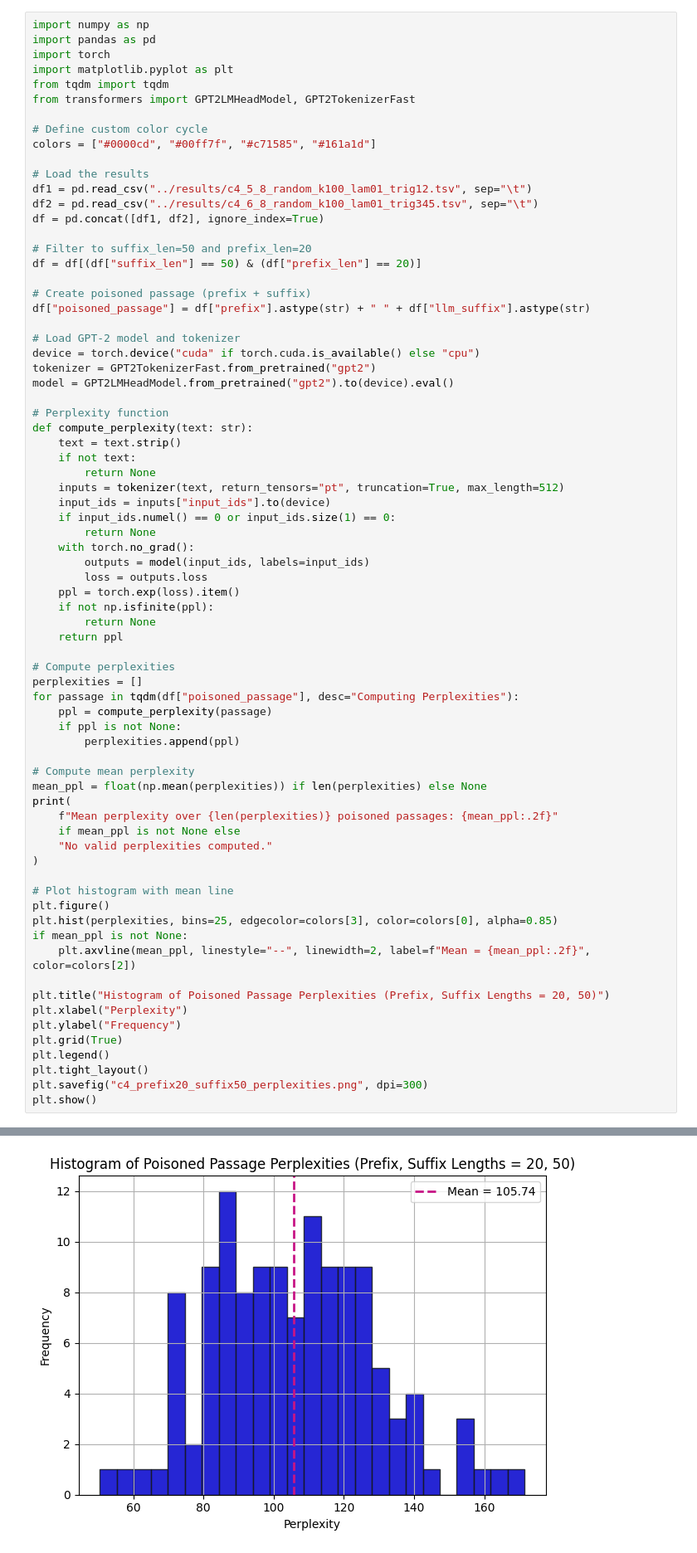
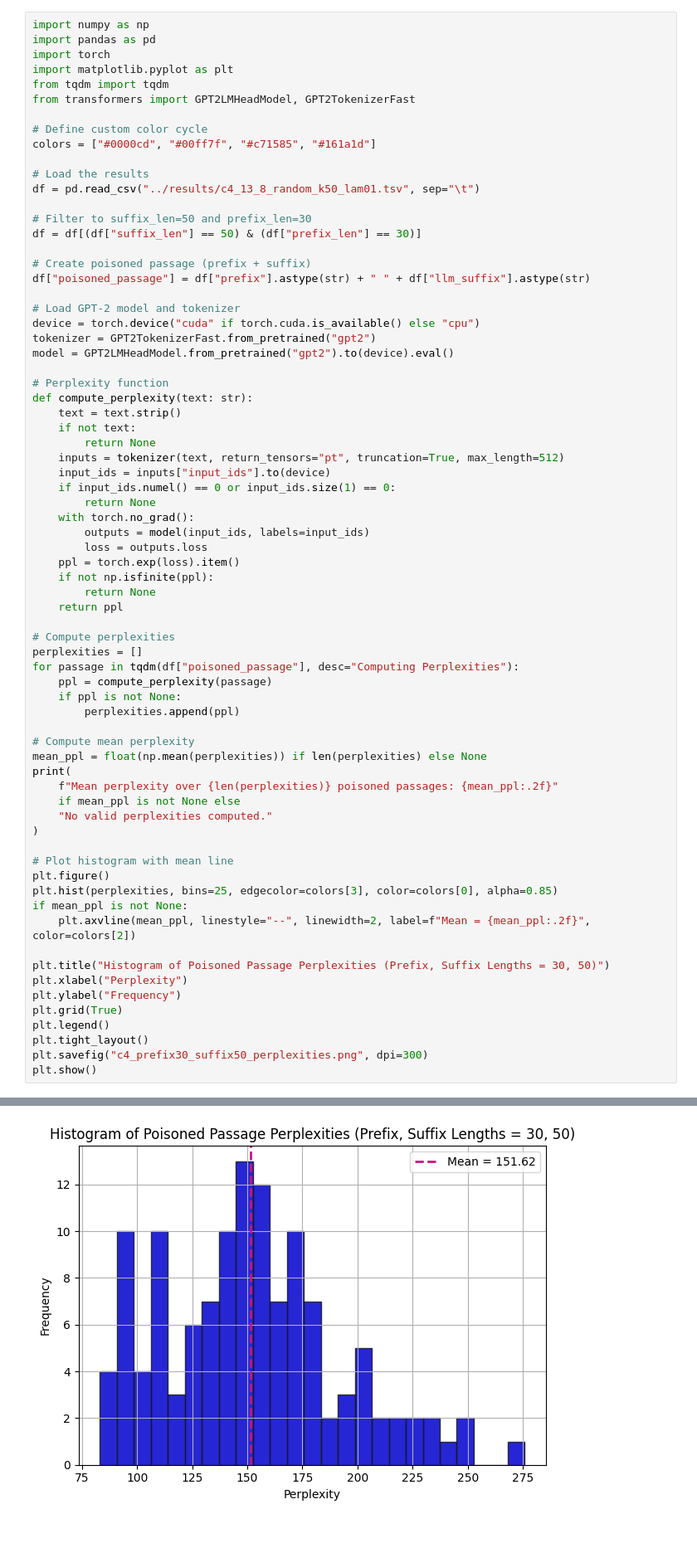
Before and after one commit to loggedin/llm-research, a Jupyter notebook: analysis/c4_analysis.ipynb, the cells around one changed output, grey strips where cells are left out. Shown: that part at 83% size. Saved outputs shown, nothing was run; the diff lists cells and outputs as text.

```diff
--- a/analysis/c4_analysis.ipynb
+++ b/analysis/c4_analysis.ipynb
@@ -212,12 +210,10 @@ from transformers import GPT2LMHeadModel, GPT2TokenizerFast
 colors = ["#0000cd", "#00ff7f", "#c71585", "#161a1d"]
 
 # Load the results
-df1 = pd.read_csv("../results/c4_5_8_random_k100_lam01_trig12.tsv", sep="\t")
-df2 = pd.read_csv("../results/c4_6_8_random_k100_lam01_trig345.tsv", sep="\t")
-df = pd.concat([df1, df2], ignore_index=True)
+df = pd.read_csv("../results/c4_13_8_random_k50_lam01.tsv", sep="\t")
 
-# Filter to suffix_len=50 and prefix_len=20
-df = df[(df["suffix_len"] == 50) & (df["prefix_len"] == 20)]
+# Filter to suffix_len=50 and prefix_len=30
+df = df[(df["suffix_len"] == 50) & (df["prefix_len"] == 30)]
 
 # Create poisoned passage (prefix + suffix)
 df["poisoned_passage"] = df["prefix"].astype(str) + " " + df["llm_suffix"].astype(str)
@@ -265,12 +261,12 @@ plt.hist(perplexities, bins=25, edgecolor=colors[3], color=colors[0], alpha=0.85
 if mean_ppl is not None:
     plt.axvline(mean_ppl, linestyle="--", linewidth=2, label=f"Mean = {mean_ppl:.2f}", color=colors[2])
 
-plt.title("Histogram of Poisoned Passage Perplexities (Prefix, Suffix Lengths = 20, 50)")
+plt.title("Histogram of Poisoned Passage Perplexities (Prefix, Suffix Lengths = 30, 50)")
 plt.xlabel("Perplexity")
 plt.ylabel("Frequency")
 plt.grid(True)
 plt.legend()
 plt.tight_layout()
-plt.savefig("c4_prefix20_suffix50_perplexities.png", dpi=300)
+plt.savefig("c4_prefix30_suffix50_perplexities.png", dpi=300)
 plt.show()
 # %% [output]
@@ -278 +274 @@ Mean perplexity over 125 poisoned passages: 105.74
-[figure, old version]
+[figure, new version]
```
Also changed, not shown: parts of 5 cells of this notebook.
